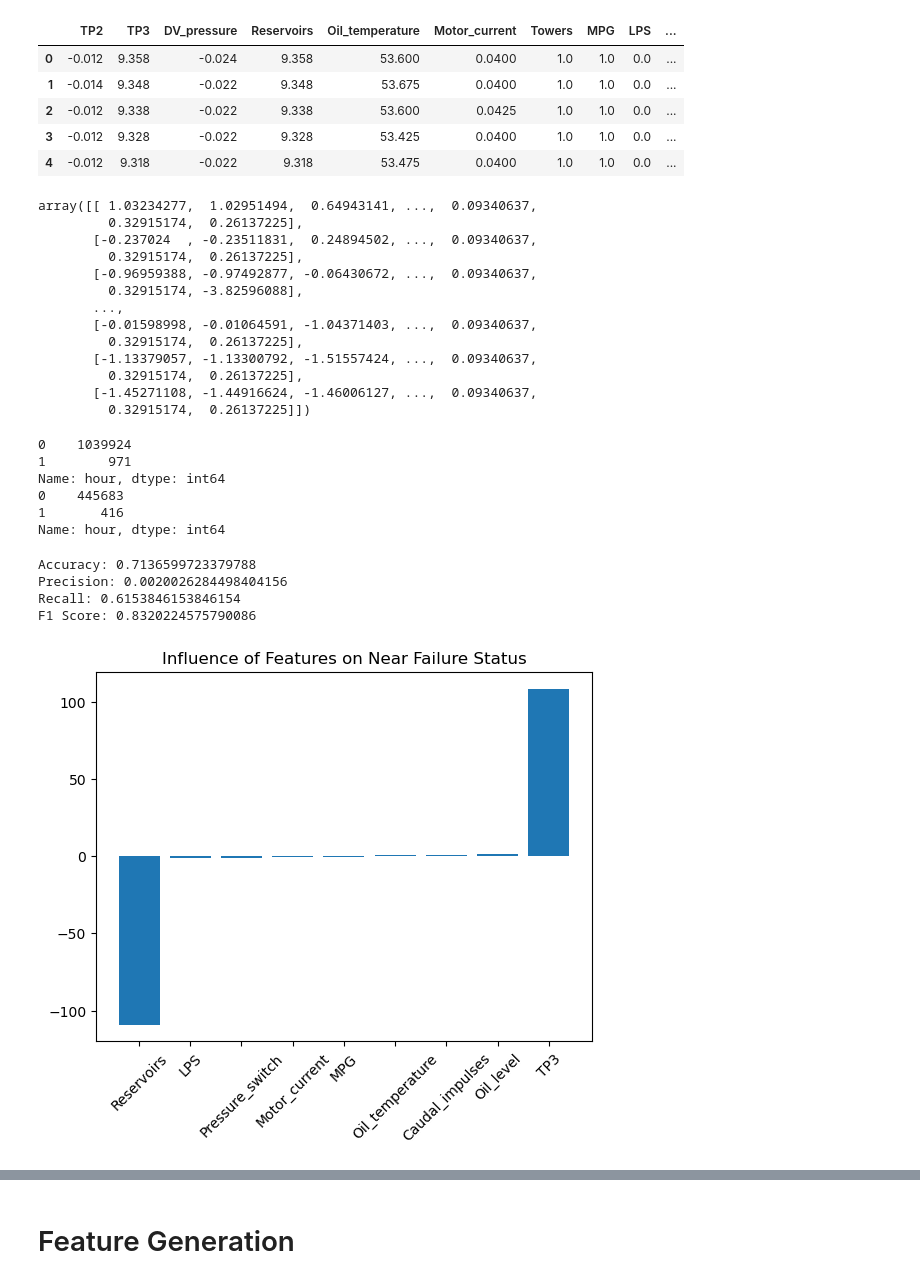
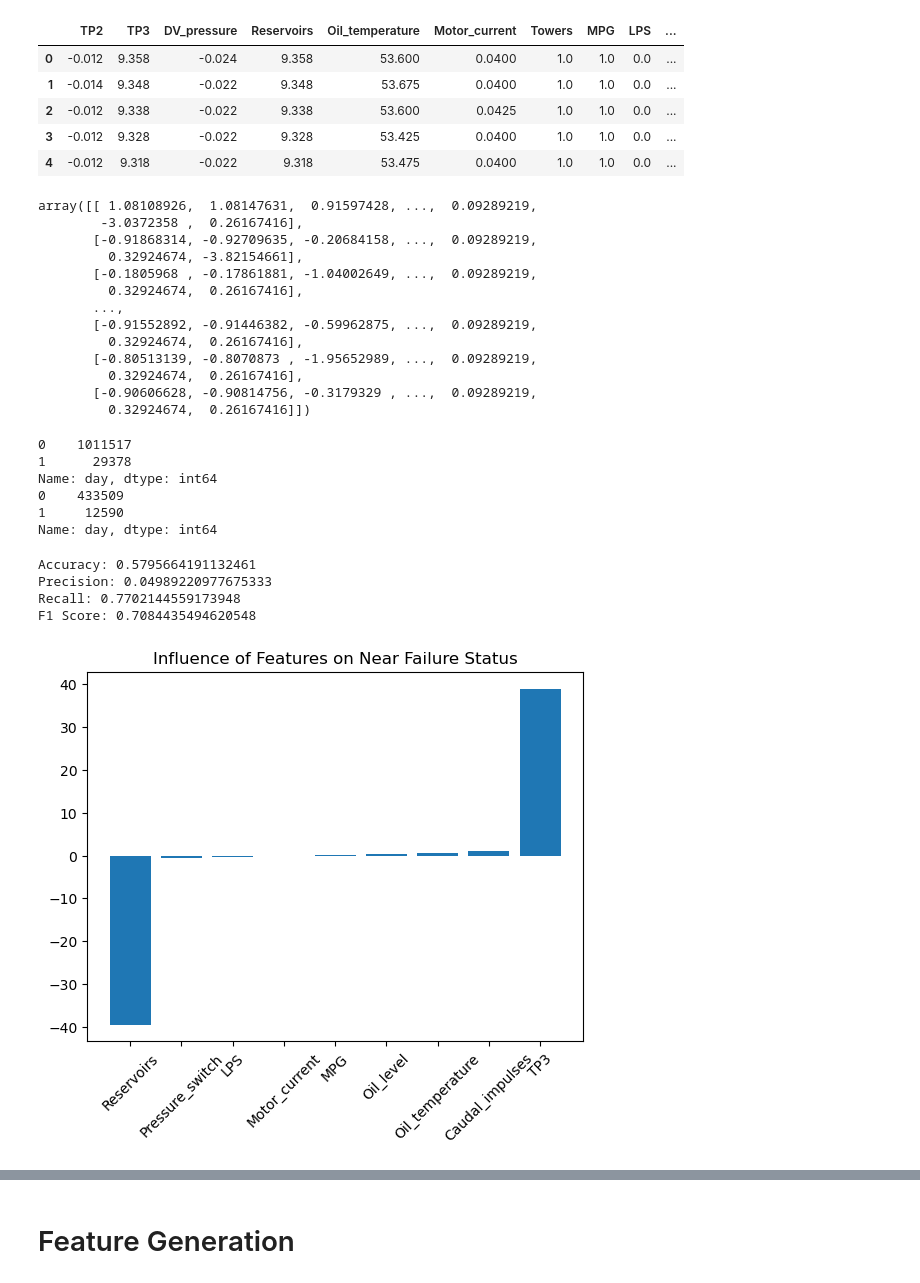
Before and after one commit to Dave-Codes/Predictive-Maintenance, a Jupyter notebook: predictive-maintenance-metropt-3.ipynb, the cells around one changed output, grey strips where cells are left out. Saved outputs shown, nothing was run; the diff lists cells and outputs as text; code cells hidden in the pictures.

Commit message:
final model trained + important features plotted

```diff
--- a/predictive-maintenance-metropt-3.ipynb
+++ b/predictive-maintenance-metropt-3.ipynb
@@ -478,7 +489,7 @@ model_df.head()
 X = model_df[['TP3','Reservoirs','Oil_temperature','Motor_current','MPG','LPS','Pressure_switch','Oil_level','Caudal_impulses']]
 
 # Declaring the target column of pre_fail_hour as the y or target data
-y = model_df['hour']
+y = model_df['day']
 
 # Splitting the data into training and testing, stratifying by the y variable of pre_fail_hour as it has greatly imbalanced class distribution
 X_train, X_test, y_train, y_test = train_test_split(X, y, test_size=0.3, stratify=y)
@@ -491,60 +502,60 @@ X_test = scaler.transform(X_test)
 
 X_train
 # %% [output]
-array([[ 1.03234277,  1.02951494,  0.64943141, ...,  0.09340637,
-         0.32915174,  0.26137225],
-       [-0.237024  , -0.23511831,  0.24894502, ...,  0.09340637,
-         0.32915174,  0.26137225],
-       [-0.96959388, -0.97492877, -0.06430672, ...,  0.09340637,
-         0.32915174, -3.82596088],
+array([[ 1.08108926,  1.08147631,  0.91597428, ...,  0.09289219,
+        -3.0372358 ,  0.26167416],
+       [-0.91868314, -0.92709635, -0.20684158, ...,  0.09289219,
+         0.32924674, -3.82154661],
+       [-0.1805968 , -0.17861881, -1.04002649, ...,  0.09289219,
+         0.32924674,  0.26167416],
        ...,
-       [-0.01598998, -0.01064591, -1.04371403, ...,  0.09340637,
-         0.32915174,  0.26137225],
-       [-1.13379057, -1.13300792, -1.51557424, ...,  0.09340637,
-         0.32915174,  0.26137225],
-       [-1.45271108, -1.44916624, -1.46006127, ...,  0.09340637,
-         0.32915174,  0.26137225]])
+       [-0.91552892, -0.91446382, -0.59962875, ...,  0.09289219,
+         0.32924674,  0.26167416],
+       [-0.80513139, -0.8070873 , -1.95652989, ...,  0.09289219,
+         0.32924674,  0.26167416],
+       [-0.90606628, -0.90814756, -0.3179329 , ...,  0.09289219,
+         0.32924674,  0.26167416]])
 # %%
 # Checking the counts of True/False values in the training and test target datasets
 print(y_train.value_counts())
 print(y_test.value_counts())
 # %% [output]
-0    1039924
-1        971
-Name: hour, dtype: int64
-0    445683
-1       416
-Name: hour, dtype: int64
+0    1011517
+1      29378
+Name: day, dtype: int64
+0    433509
+1     12590
+Name: day, dtype: int64
 # %%
 # Instantiating a scikit-learn Logistic Regression model with class weights set to counteract the imbalanced target classes
-logreg_1 = LogisticRegression(random_state=17, class_weight={True:1000, False:1})
+logreg_1 = LogisticRegression(random_state=17, class_weight={True:34, False:1})
 
 # Fitting the model with the training data
 logreg_1.fit(X_train, y_train)
 
 # Predicting target values from the test data
 y_pred = logreg_1.predict(X_test)
 
 # Accessing the feature_importances of the model after fitting
 feature_importances = pd.DataFrame(data={"Feature": X.columns, "Importance": logreg_1.coef_[0]}).sort_values(by='Importance')
 
 # Calculating and printing model evaluation metrics
 print("Accuracy:", accuracy_score(y_test, y_pred))
 print("Precision:", precision_score(y_test, y_pred))
 print("Recall:", recall_score(y_test, y_pred))
 print("F1 Score:", f1_score(y_test, y_pred, average='weighted'))
 
 # Plotting the feature importances as a bar chart
 plt.bar(feature_importances["Feature"], feature_importances["Importance"])
 plt.xticks(rotation=45)
 plt.title("Influence of Features on Near Failure Status")
 plt.show()
 # %% [output]
-Accuracy: 0.7136599723379788
-Precision: 0.0020026284498404156
-Recall: 0.6153846153846154
-F1 Score: 0.8320224575790086
+Accuracy: 0.5795664191132461
+Precision: 0.04989220977675333
+Recall: 0.7702144559173948
+F1 Score: 0.7084435494620548
-[figure, old version]
+[figure, new version]
 # %%
 # Instantiating an XGBoost Classifier model for binary classification via logistic regression (this model needs work)
 xgb_model = xgb.XGBClassifier(objective='binary:logistic', n_estimators=10, seed=17)
```
Also changed, not shown: parts of 16 cells of this notebook.
